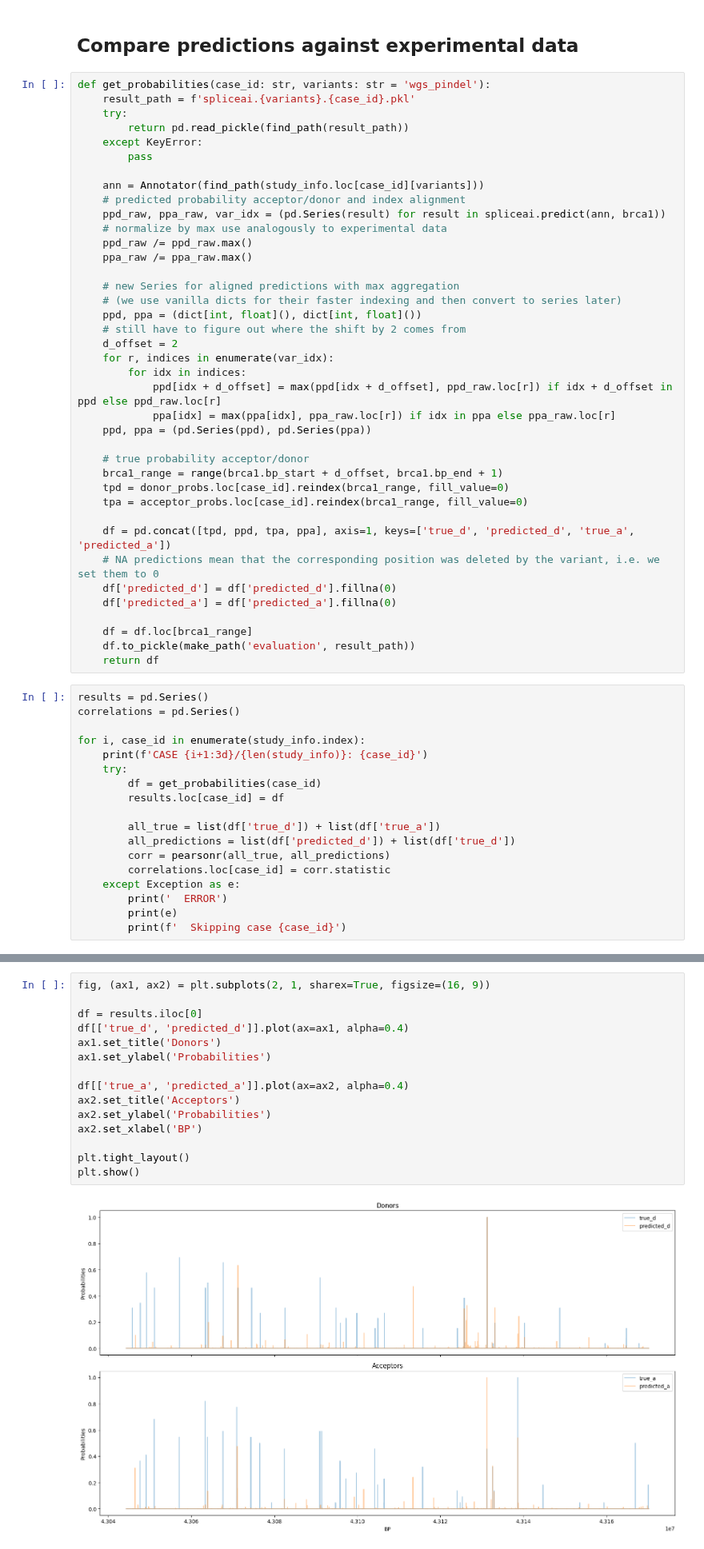
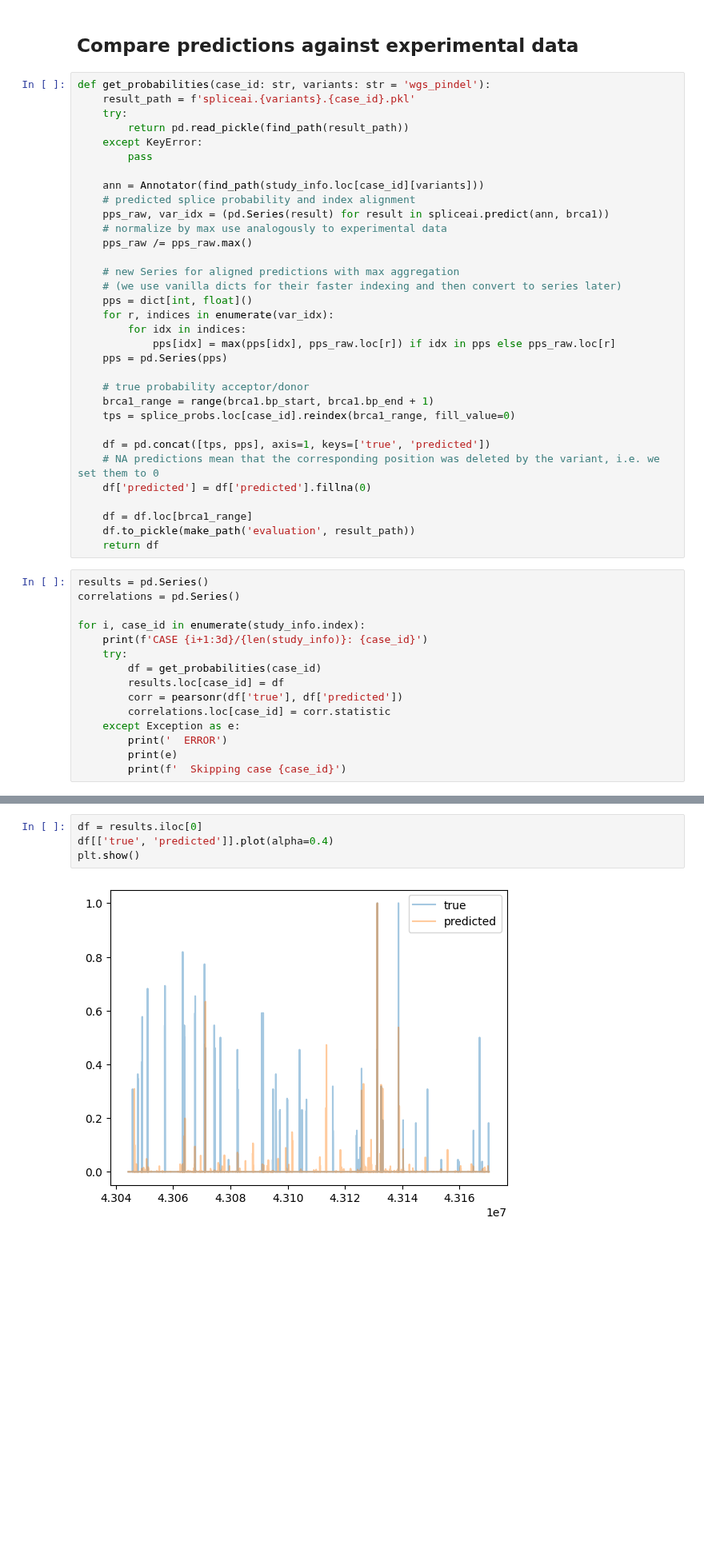
Before and after one commit to jannis-baum/hpi-hoai, a Jupyter notebook: evaluation.ipynb, the cells around one changed output, grey strips where cells are left out. Shown at 80% size. Drawn from its saved outputs; the diff is of its cells as text; blank space fills up the shorter version.

Commit message:
feat: combine donor and acceptor

```diff
--- a/evaluation.ipynb
+++ b/evaluation.ipynb
@@ -104,32 +112,26 @@ def get_probabilities(case_id: str, variants: str = 'wgs_pindel'):
         pass
 
     ann = Annotator(find_path(study_info.loc[case_id][variants]))
-    # predicted probability acceptor/donor and index alignment
-    ppd_raw, ppa_raw, var_idx = (pd.Series(result) for result in spliceai.predict(ann, brca1))
+    # predicted splice probability and index alignment
+    pps_raw, var_idx = (pd.Series(result) for result in spliceai.predict(ann, brca1))
     # normalize by max use analogously to experimental data
-    ppd_raw /= ppd_raw.max()
-    ppa_raw /= ppa_raw.max()
+    pps_raw /= pps_raw.max()
 
     # new Series for aligned predictions with max aggregation
     # (we use vanilla dicts for their faster indexing and then convert to series later)
-    ppd, ppa = (dict[int, float](), dict[int, float]())
-    # still have to figure out where the shift by 2 comes from
-    d_offset = 2
+    pps = dict[int, float]()
     for r, indices in enumerate(var_idx):
         for idx in indices:
-            ppd[idx + d_offset] = max(ppd[idx + d_offset], ppd_raw.loc[r]) if idx + d_offset in ppd else ppd_raw.loc[r]
-            ppa[idx] = max(ppa[idx], ppa_raw.loc[r]) if idx in ppa else ppa_raw.loc[r]
-    ppd, ppa = (pd.Series(ppd), pd.Series(ppa))
+            pps[idx] = max(pps[idx], pps_raw.loc[r]) if idx in pps else pps_raw.loc[r]
+    pps = pd.Series(pps)
 
     # true probability acceptor/donor
-    brca1_range = range(brca1.bp_start + d_offset, brca1.bp_end + 1)
-    tpd = donor_probs.loc[case_id].reindex(brca1_range, fill_value=0)
-    tpa = acceptor_probs.loc[case_id].reindex(brca1_range, fill_value=0)
+    brca1_range = range(brca1.bp_start, brca1.bp_end + 1)
+    tps = splice_probs.loc[case_id].reindex(brca1_range, fill_value=0)
 
-    df = pd.concat([tpd, ppd, tpa, ppa], axis=1, keys=['true_d', 'predicted_d', 'true_a', 'predicted_a'])
+    df = pd.concat([tps, pps], axis=1, keys=['true', 'predicted'])
     # NA predictions mean that the corresponding position was deleted by the variant, i.e. we set them to 0
-    df['predicted_d'] = df['predicted_d'].fillna(0)
-    df['predicted_a'] = df['predicted_a'].fillna(0)
+    df['predicted'] = df['predicted'].fillna(0)
 
     df = df.loc[brca1_range]
     df.to_pickle(make_path('evaluation', result_path))
@@ -143,10 +145,7 @@ for i, case_id in enumerate(study_info.index):
     try:
         df = get_probabilities(case_id)
         results.loc[case_id] = df
-
-        all_true = list(df['true_d']) + list(df['true_a'])
-        all_predictions = list(df['predicted_d']) + list(df['true_d'])
-        corr = pearsonr(all_true, all_predictions)
+        corr = pearsonr(df['true'], df['predicted'])
         correlations.loc[case_id] = corr.statistic
     except Exception as e:
         print('  ERROR')
@@ -178,18 +189,7 @@ plt.show()
 # %%
-fig, (ax1, ax2) = plt.subplots(2, 1, sharex=True, figsize=(16, 9))
-
 df = results.iloc[0]
-df[['true_d', 'predicted_d']].plot(ax=ax1, alpha=0.4)
-ax1.set_title('Donors')
-ax1.set_ylabel('Probabilities')
-
-df[['true_a', 'predicted_a']].plot(ax=ax2, alpha=0.4)
-ax2.set_title('Acceptors')
-ax2.set_ylabel('Probabilities')
-ax2.set_xlabel('BP')
-
-plt.tight_layout()
+df[['true', 'predicted']].plot(alpha=0.4)
 plt.show()
 # %% [output]
-[figure, old version]
+[figure, new version]
 # %%
```
Also changed, not shown: parts of 4 cells of this notebook, 1 other file.
